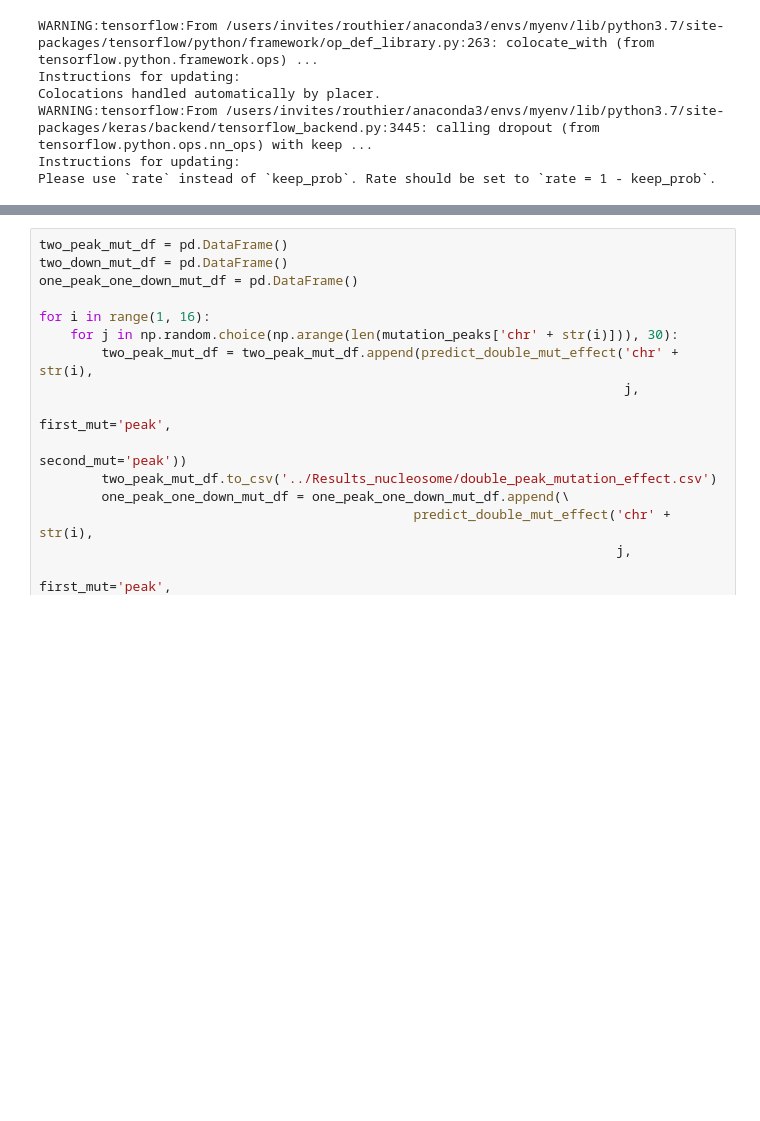
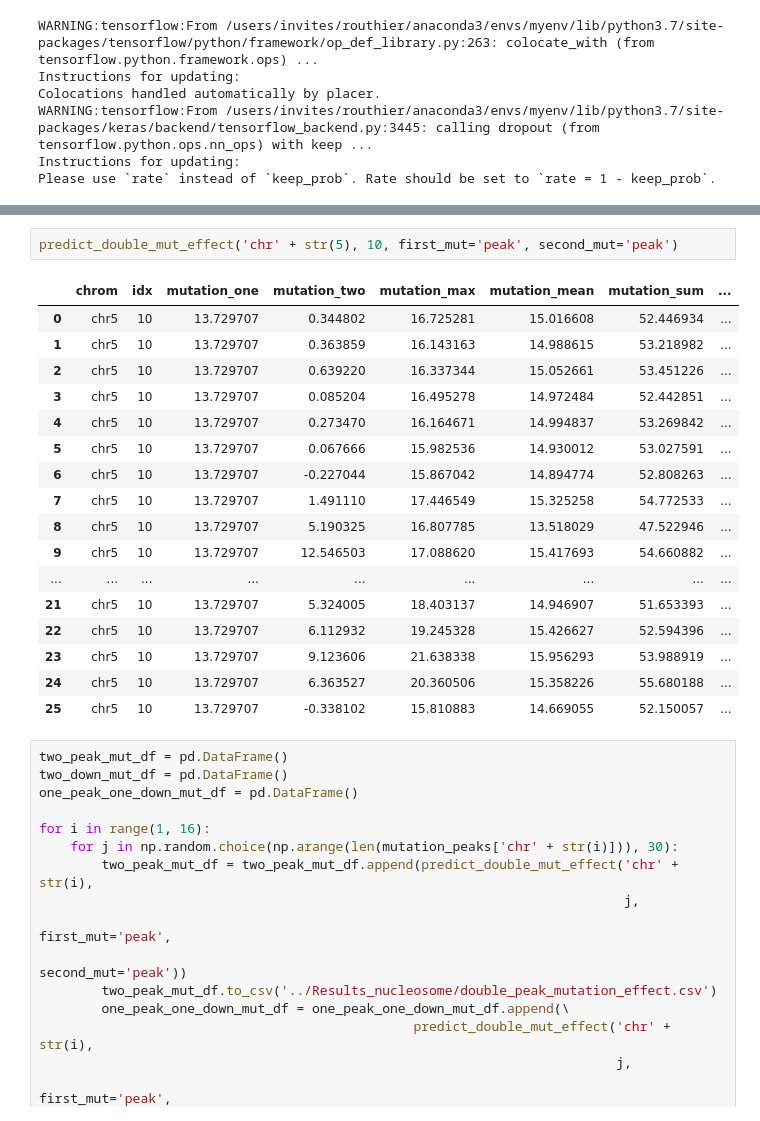
Before and after one commit to etirouthier/NucleosomeDensity, a Jupyter notebook: Programme/Studying_mutazome.ipynb, the cells around one changed output, grey strips where cells are left out. Drawn from its saved outputs; the diff is of its cells as text; blank space fills up the shorter version.

Commit message:
Adding mutation session

```diff
--- a/Programme/Studying_mutazome.ipynb
+++ b/Programme/Studying_mutazome.ipynb
@@ -1495,6 +1539,26 @@ def predict_double_mut_effect(chrom, index, first_mut='peak', second_mut='peak')
         df['mutation_both'] = mutation_both_score
         df['distance'] = np.abs(peak_to_peak_dist)
         return df
+# %%
+predict_double_mut_effect('chr' + str(5), 10, first_mut='peak', second_mut='peak')
+# %% [output]
+|  | chrom | idx | mutation_one | mutation_two | mutation_max | mutation_mean | mutation_sum | ... |
+| 0 | chr5 | 10 | 13.729707 | 0.344802 | 16.725281 | 15.016608 | 52.446934 | ... |
+| 1 | chr5 | 10 | 13.729707 | 0.363859 | 16.143163 | 14.988615 | 53.218982 | ... |
+| 2 | chr5 | 10 | 13.729707 | 0.639220 | 16.337344 | 15.052661 | 53.451226 | ... |
+| 3 | chr5 | 10 | 13.729707 | 0.085204 | 16.495278 | 14.972484 | 52.442851 | ... |
+| 4 | chr5 | 10 | 13.729707 | 0.273470 | 16.164671 | 14.994837 | 53.269842 | ... |
+| 5 | chr5 | 10 | 13.729707 | 0.067666 | 15.982536 | 14.930012 | 53.027591 | ... |
+| 6 | chr5 | 10 | 13.729707 | -0.227044 | 15.867042 | 14.894774 | 52.808263 | ... |
+| 7 | chr5 | 10 | 13.729707 | 1.491110 | 17.446549 | 15.325258 | 54.772533 | ... |
+| 8 | chr5 | 10 | 13.729707 | 5.190325 | 16.807785 | 13.518029 | 47.522946 | ... |
+| 9 | chr5 | 10 | 13.729707 | 12.546503 | 17.088620 | 15.417693 | 54.660882 | ... |
+| ... | ... | ... | ... | ... | ... | ... | ... | ... |
+| 21 | chr5 | 10 | 13.729707 | 5.324005 | 18.403137 | 14.946907 | 51.653393 | ... |
+| 22 | chr5 | 10 | 13.729707 | 6.112932 | 19.245328 | 15.426627 | 52.594396 | ... |
+| 23 | chr5 | 10 | 13.729707 | 9.123606 | 21.638338 | 15.956293 | 53.988919 | ... |
+| 24 | chr5 | 10 | 13.729707 | 6.363527 | 20.360506 | 15.358226 | 55.680188 | ... |
+| 25 | chr5 | 10 | 13.729707 | -0.338102 | 15.810883 | 14.669055 | 52.150057 | ... |
 # %%
 two_peak_mut_df = pd.DataFrame()
 two_down_mut_df = pd.DataFrame()
```
Also changed, not shown: parts of 1 cell of this notebook, 2 other files.
